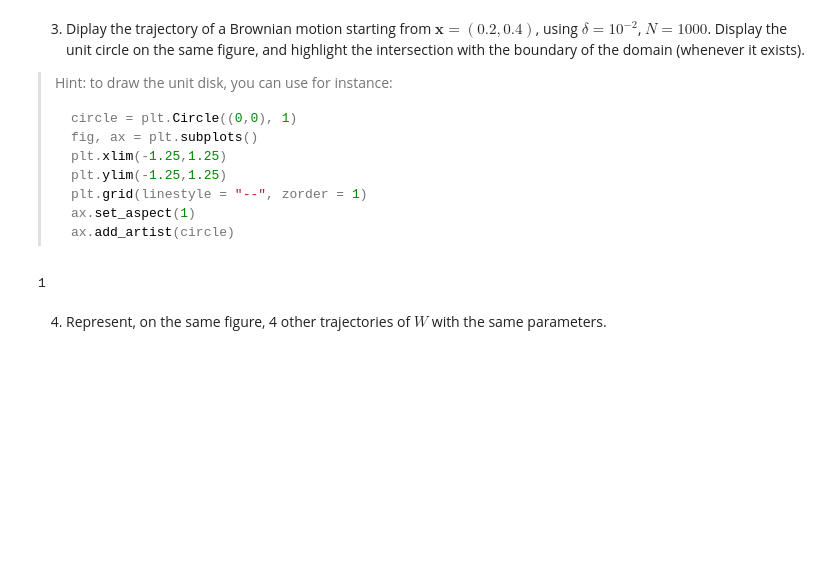
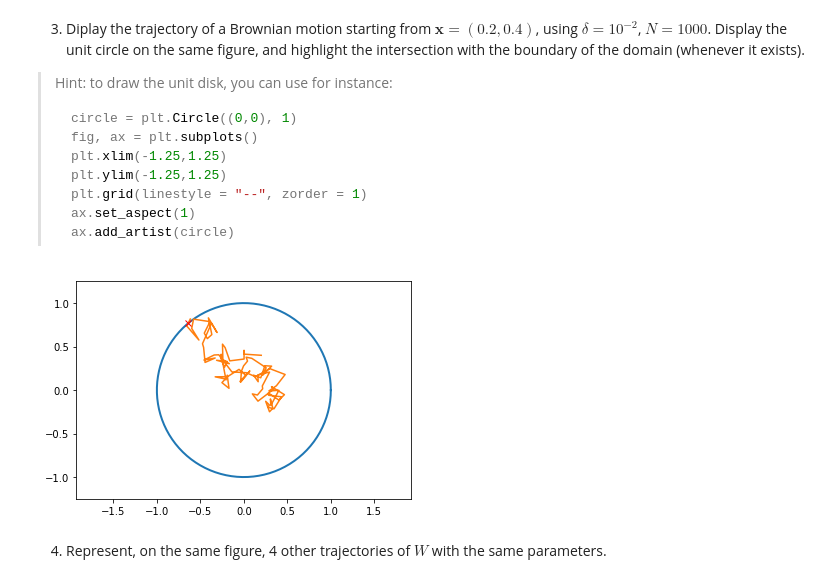
Before and after one commit to 0cto98/Python-Refresher, a Jupyter notebook: tp3/tp3/tp3.ipynb, the cells around one changed output. Cells and saved outputs as stored; diff of their text form; code cells hidden in the pictures; blank space fills up the shorter version.

````diff
--- a/tp3/tp3/tp3.ipynb
+++ b/tp3/tp3/tp3.ipynb
@@ -146,11 +143,28 @@ plt.show()
 > ax.set_aspect(1)
 > ax.add_artist(circle)
 > ```
-# %%
-# your anwer(s)
-a = np.array((0,1))
-print(a[1])
-# %% [output]
-1
+# %%
+#Q3
+x = np.array((0.2,0.4))
+delta = 10**-2
+N = 1000
+w_x,w_y,intersection = brownian_motion(N, x, delta, rng)
+
+
+#make a simple unit circle
+theta = np.linspace(0, 2*np.pi, 100)
+a, b = np.cos(theta), np.sin(theta)
+plt.plot(a, b, linestyle='-', linewidth=2, label='Circle')
+#plot the trajectory of Brownian motion
+plt.plot(w_x,w_y)
+#plot the intersection with boundary if it exists
+if ((intersection!=np.array((0,0))).all()):
+    plt.plot(intersection[0],intersection[1],'rx')
+plt.axis('equal')
+plt.xlim(-1.25,1.25)
+plt.ylim(-1.25,1.25)
+plt.show()
+# %% [output]
+[figure, added]
 # %% [markdown]
 4. Represent, on the same figure, 4 other trajectories of $W$ with the same parameters.
````
Also changed, not shown: parts of 11 cells of this notebook.
